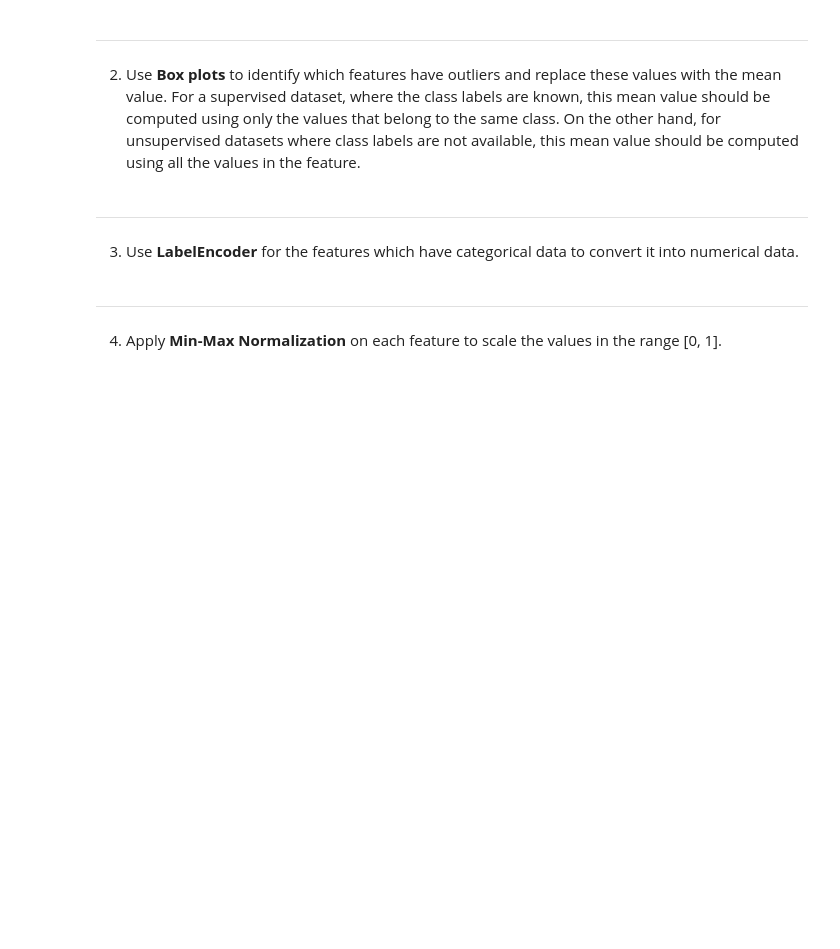
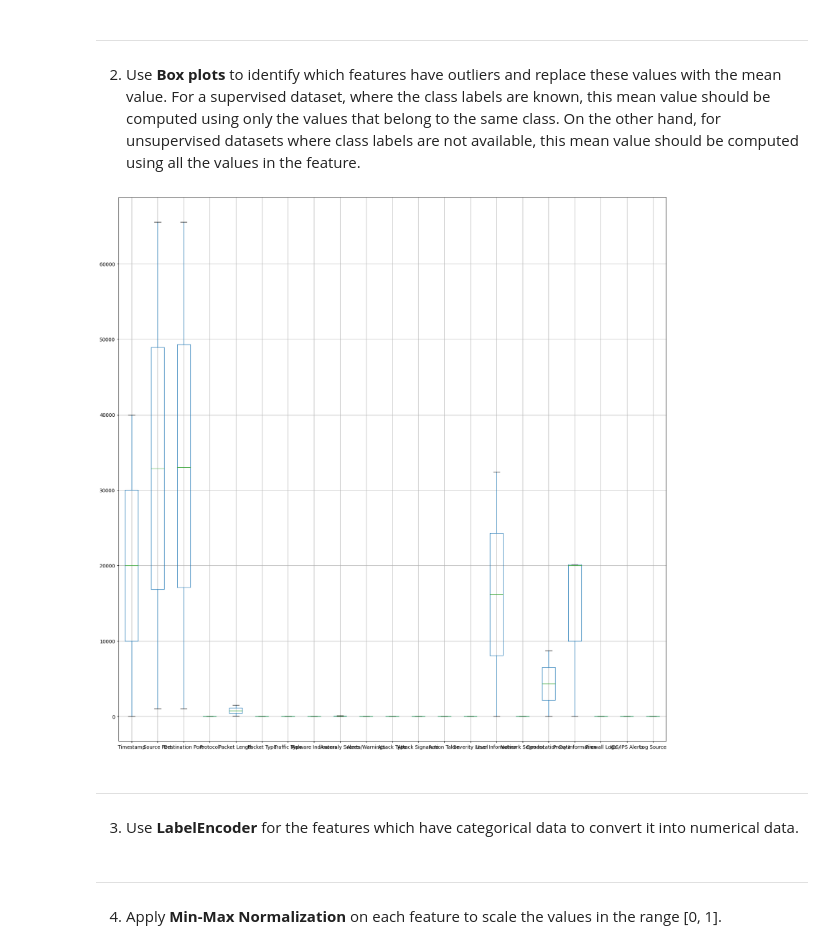
Before and after one commit to AbdulazizJabri/DataAnalysisProject-SP24, a Jupyter notebook: Part 2/134563_134362.ipynb, the cells around one changed output. Saved outputs shown, nothing was run; the diff lists cells and outputs as text; code cells hidden in the pictures; blank space fills up the shorter version.

```diff
--- a/Part 2/134563_134362.ipynb
+++ b/Part 2/134563_134362.ipynb
@@ -40,3 +40,6 @@ data.head()
 # %% [markdown]
 ---
 1. Fill in **missing values** in each feature (if it has) by using the mean value of that feature.
+# %%
+data = data.fillna(data.mean())
+data.head()
@@ -50,6 +61,12 @@ that belong to the same class. On the other hand, for
 unsupervised datasets where class labels are not available,
 this mean value should be computed using all the values in
 the feature.
+# %%
+plt.figure(figsize=(20, 20))
+data.boxplot()
+plt.show()
+# %% [output]
+[figure, added]
 # %% [markdown]
 ---
 3. Use **LabelEncoder** for the features which have
```
Also changed, not shown: parts of 3 cells of this notebook.
